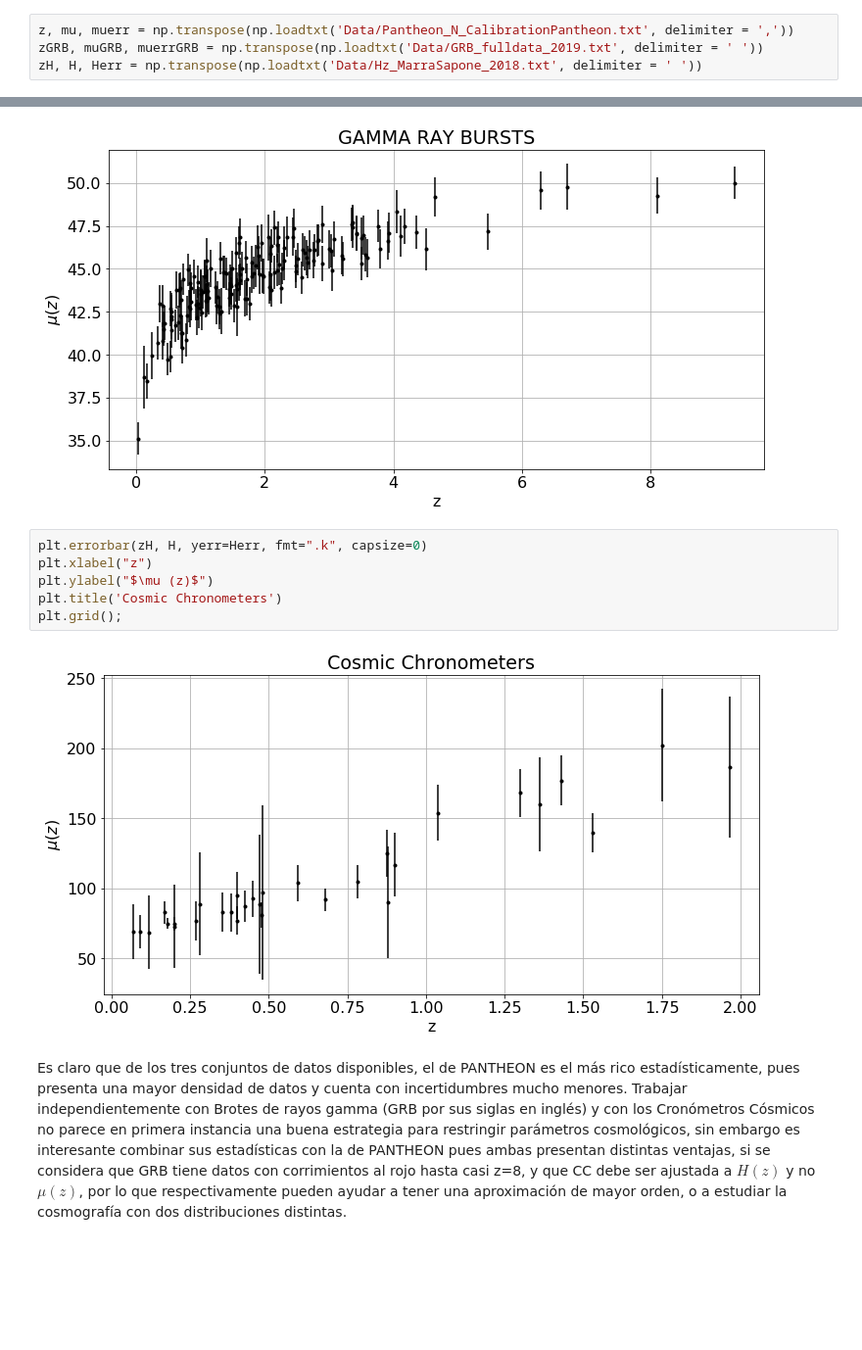
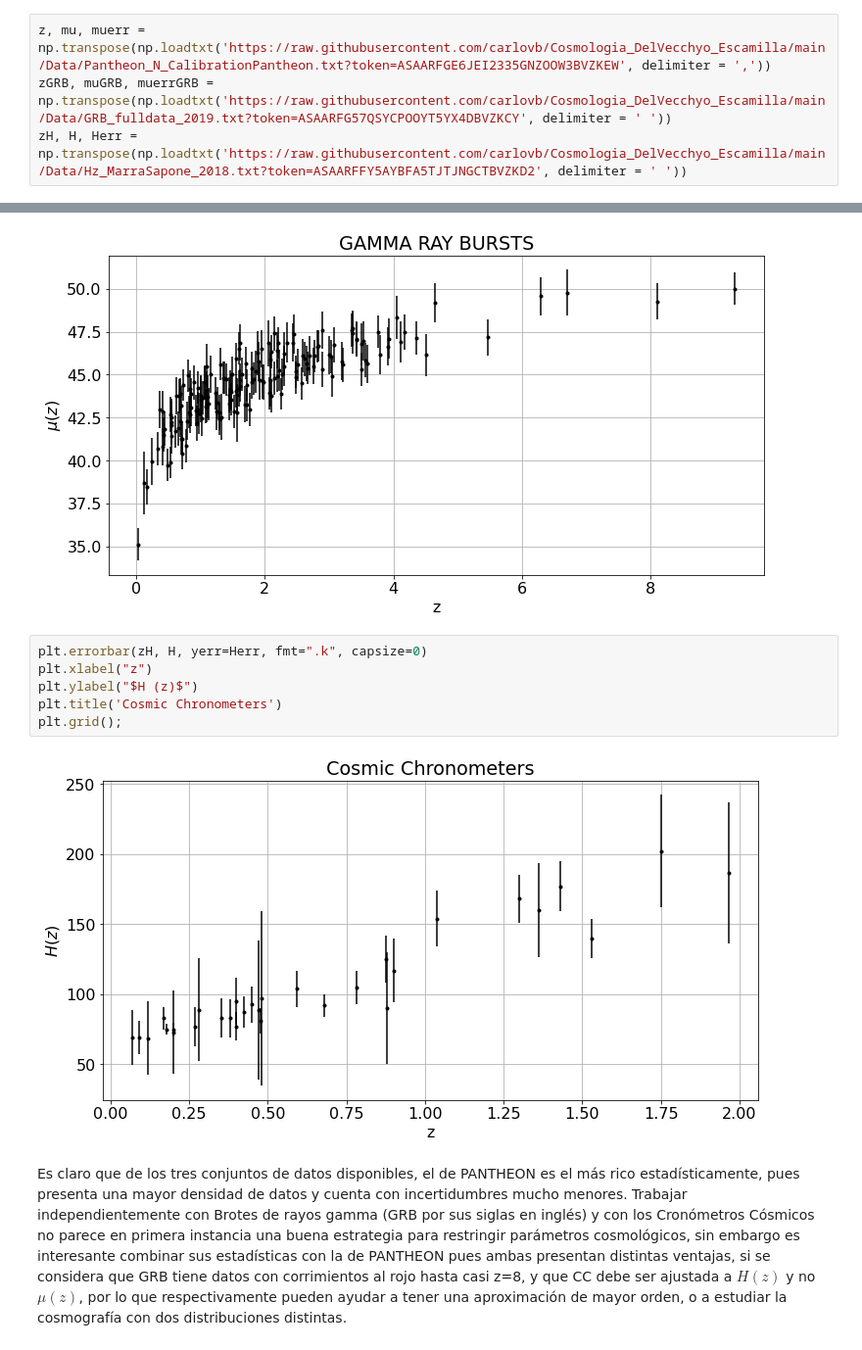
Before and after one commit to carlodel/Cosmologia_DelVecchyo_Escamilla, a Jupyter notebook: Cosmografia_PANTHEON_GRB_CC.ipynb, the cells around one changed output, grey strips where cells are left out. Shown at 98% size. Cells and saved outputs as stored; diff of their text form; blank space fills up the shorter version.

```diff
--- a/Cosmografia_PANTHEON_GRB_CC.ipynb
+++ b/Cosmografia_PANTHEON_GRB_CC.ipynb
@@ -29,9 +60,9 @@ plt.rcParams.update({'font.size': 16})
 # %% [markdown]
 Antes de comenzar con la estadística, leamos y observemos los datos con los que contamos.
 # %%
-z, mu, muerr = np.transpose(np.loadtxt('Data/Pantheon_N_CalibrationPantheon.txt', delimiter = ','))
-zGRB, muGRB, muerrGRB = np.transpose(np.loadtxt('Data/GRB_fulldata_2019.txt', delimiter = ' '))
-zH, H, Herr = np.transpose(np.loadtxt('Data/Hz_MarraSapone_2018.txt', delimiter = ' '))
+z, mu, muerr = np.transpose(np.loadtxt('https://raw.githubusercontent.com/carlovb/Cosmologia_DelVecchyo_Escamilla/main/Data/Pantheon_N_CalibrationPantheon.txt?token=ASAARFGE6JEI2335GNZOOW3BVZKEW', delimiter = ','))
+zGRB, muGRB, muerrGRB = np.transpose(np.loadtxt('https://raw.githubusercontent.com/carlovb/Cosmologia_DelVecchyo_Escamilla/main/Data/GRB_fulldata_2019.txt?token=ASAARFG57QSYCPOOYT5YX4DBVZKCY', delimiter = ' '))
+zH, H, Herr = np.transpose(np.loadtxt('https://raw.githubusercontent.com/carlovb/Cosmologia_DelVecchyo_Escamilla/main/Data/Hz_MarraSapone_2018.txt?token=ASAARFFY5AYBFA5TJTJNGCTBVZKD2', delimiter = ' '))
 # %%
 plt.errorbar(z, mu, yerr=muerr, fmt=".k", capsize=0)
 plt.xlabel("z")
@@ -51,11 +82,11 @@ plt.grid();
 # %%
 plt.errorbar(zH, H, yerr=Herr, fmt=".k", capsize=0)
 plt.xlabel("z")
-plt.ylabel("$\mu (z)$")
+plt.ylabel("$H (z)$")
 plt.title('Cosmic Chronometers')
 plt.grid();
 # %% [output]
-[figure, old version]
+[figure, new version]
 # %% [markdown]
 Es claro que de los tres conjuntos de datos disponibles, el de PANTHEON es el más rico estadísticamente, pues presenta una mayor densidad de datos y cuenta con incertidumbres mucho menores. Trabajar independientemente con Brotes de rayos gamma (GRB por sus siglas en inglés) y con los Cronómetros Cósmicos no parece en primera instancia una buena estrategia para restringir parámetros cosmológicos, sin embargo es interesante combinar sus estadísticas con la de PANTHEON pues ambas presentan distintas ventajas, si se considera que GRB tiene datos con corrimientos al rojo hasta casi z=8, y que CC debe ser ajustada a $H(z)$ y no $\mu(z)$, por lo que respectivamente pueden ayudar a tener una aproximación de mayor orden, o a estudiar la cosmografía con dos distribuciones distintas.
 # %% [markdown]
```
Also changed, not shown: parts of 19 cells of this notebook.
